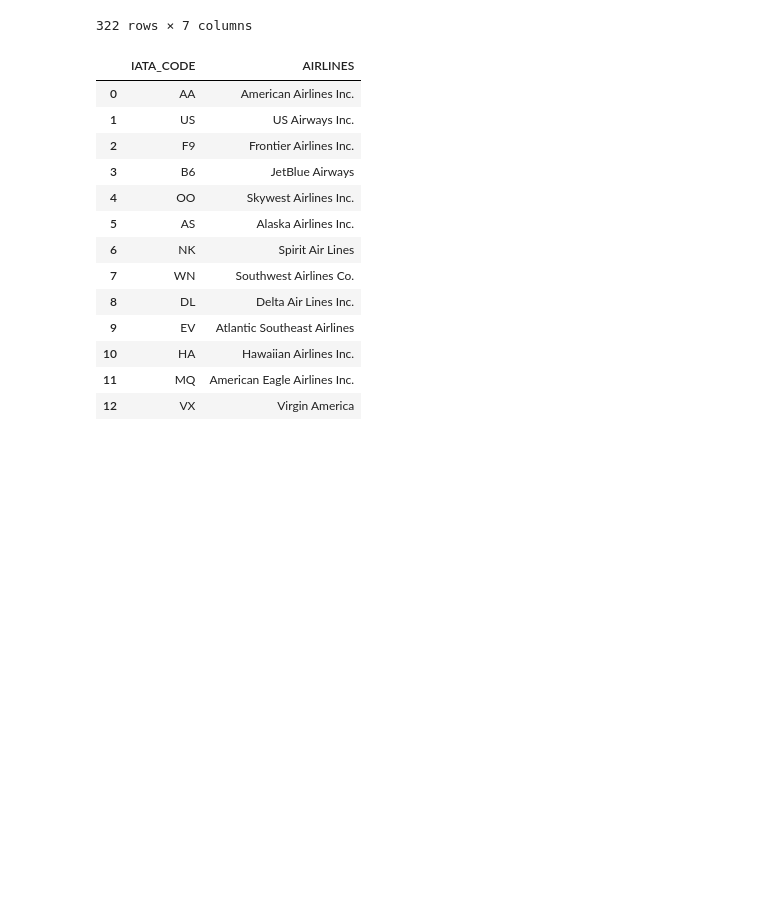
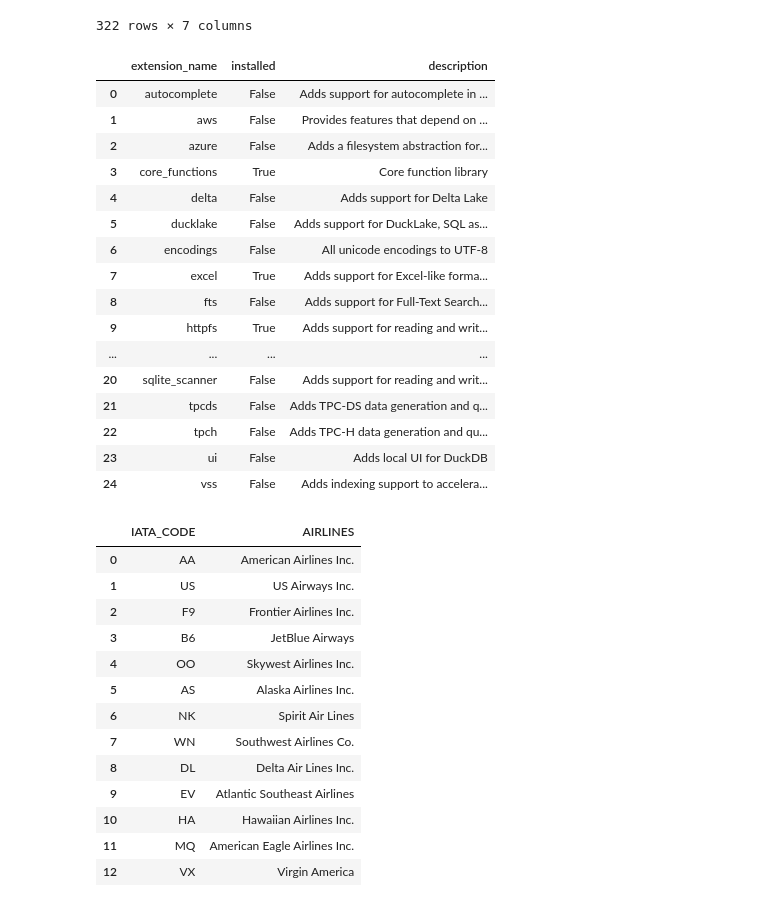
Before and after one commit to pranamg/duckdb-up-and-running, a Jupyter notebook: Chapter_2.ipynb, the cells around one changed output. Saved outputs shown, nothing was run; the diff lists cells and outputs as text; code cells hidden in the pictures; blank space fills up the shorter version.

Commit message:
Add chapters on DuckDB usage with JSON, JupySQL, remote data, and cloud integration; enhance SQL primer with detailed examples and commands

```diff
--- a/Chapter_2.ipynb
+++ b/Chapter_2.ipynb
@@ -372,6 +481,28 @@ display(conn.execute('SELECT * FROM airports').df())
 | 320 | YAK | Yakutat Airport | Yakutat | AK | USA | 59.50336 | -139.66023 |
 | 321 | YUM | Yuma International Airport | Yuma | AZ | USA | 32.65658 | -114.60597 |
 322 rows × 7 columns
+# %%
+# DuckDB supports a number of extensions.
+conn.execute('''SELECT extension_name, installed, description
+FROM duckdb_extensions();''').df()
+# %% [output]
+|  | extension_name | installed | description |
+| 0 | autocomplete | False | Adds support for autocomplete in ... |
+| 1 | aws | False | Provides features that depend on ... |
+| 2 | azure | False | Adds a filesystem abstraction for... |
+| 3 | core_functions | True | Core function library |
+| 4 | delta | False | Adds support for Delta Lake |
+| 5 | ducklake | False | Adds support for DuckLake, SQL as... |
+| 6 | encodings | False | All unicode encodings to UTF-8 |
+| 7 | excel | True | Adds support for Excel-like forma... |
+| 8 | fts | False | Adds support for Full-Text Search... |
+| 9 | httpfs | True | Adds support for reading and writ... |
+| ... | ... | ... | ... |
+| 20 | sqlite_scanner | False | Adds support for reading and writ... |
+| 21 | tpcds | False | Adds TPC-DS data generation and q... |
+| 22 | tpch | False | Adds TPC-H data generation and qu... |
+| 23 | ui | False | Adds local UI for DuckDB |
+| 24 | vss | False | Adds indexing support to accelera... |
 # %%
 import os
 os.environ['OGR_XLSX_HEADERS'] = 'DISABLE'
```
Also changed, not shown: parts of 27 cells of this notebook, 9 other files.
